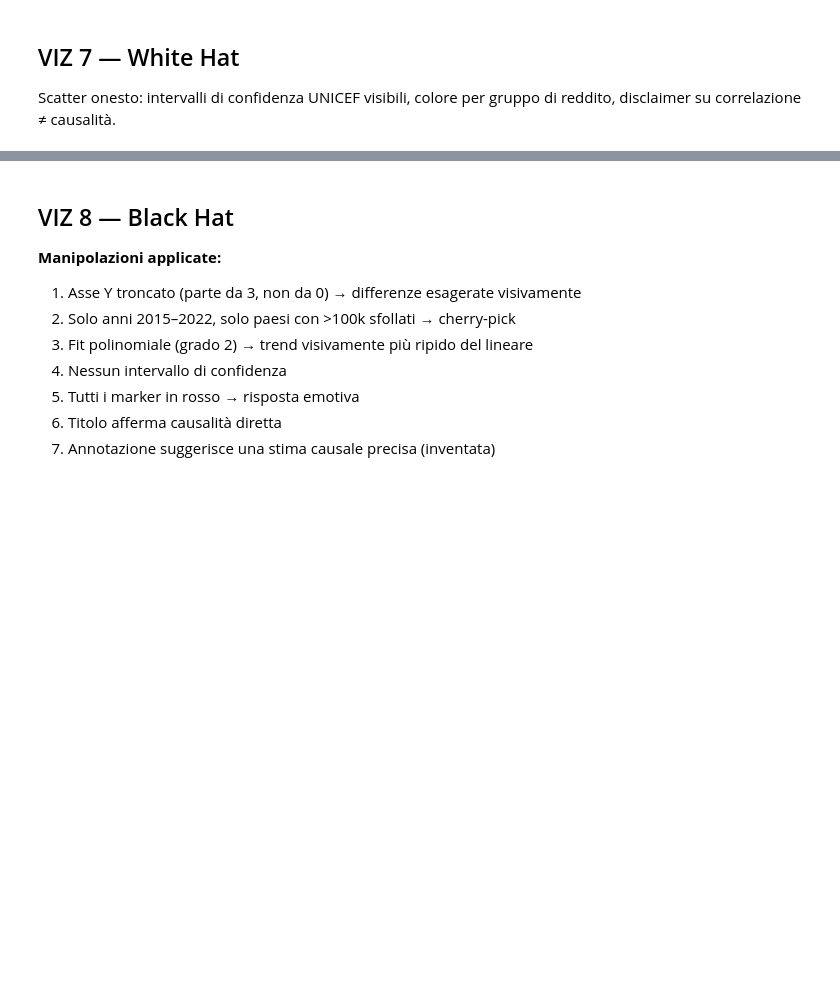
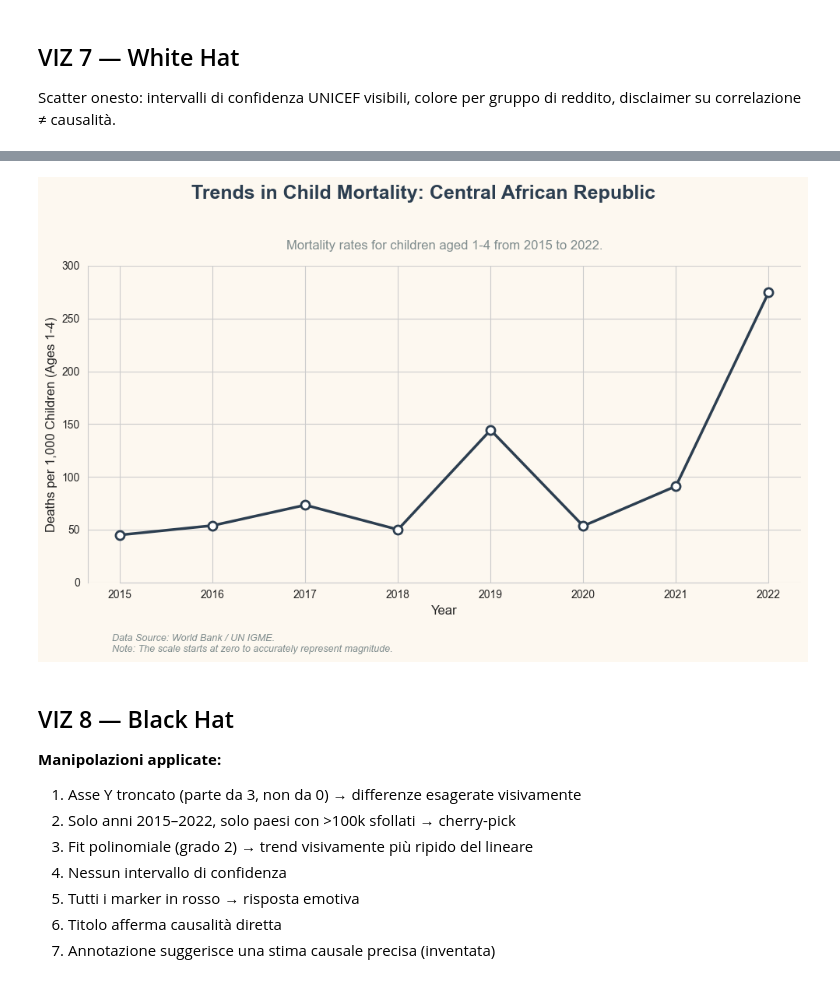
Before and after one commit to Gloreti03/dataviz-humanitarian-analysis, a Jupyter notebook: python_visualizations.ipynb, the cells around one changed output, grey strips where cells are left out. Cells and saved outputs as stored; diff of their text form; code cells hidden in the pictures; blank space fills up the shorter version.

Commit message:
addinv black-white

```diff
--- a/python_visualizations.ipynb
+++ b/python_visualizations.ipynb
@@ -206,3 +36,46 @@ Saved plots/viz7_white_hat.html
+# %%
+# 2. Filter for the same country and timeframe
+car_data = df[(df['country_name'] == 'Central African Republic') &
+              (df['year'] >= 2015) & (df['year'] <= 2022)].sort_values('year')
+
+# 3. Set a professional "White Hat" aesthetic
+plt.style.use('default')
+sns.set_style("whitegrid")
+fig, ax = plt.subplots(figsize=(10, 6))
+fig.patch.set_facecolor('#fdf8f0')   # cream figure background
+ax.set_facecolor('#fdf8f0')          # cream axes background
+
+
+# 4. Plot the mortality rate with a clean, standard blue line
+ax.plot(car_data['year'], car_data['mortality_1t4'],
+        color='#2c3e50', linewidth=2.5, marker='o', markersize=8,
+        markerfacecolor='white', markeredgewidth=2)
+
+# Restore X-axis: Chronological order (default)
+# Restore Y-axis position: Left side (default)
+
+# 5. Proper Rescaling: Start Y-axis at 0 to provide full context
+ax.set_ylim(0, 300)
+
+# 6. Styling & Transparent Labels
+plt.suptitle('Trends in Child Mortality: Central African Republic',
+             fontsize=18, fontweight='bold', color='#2c3e50')
+plt.title('Mortality rates for children aged 1-4 from 2015 to 2022.',
+          fontsize=12, color='#7f8c8d', pad=15)
+
+ax.set_ylabel('Deaths per 1,000 Children (Ages 1-4)', fontsize=12)
+ax.set_xlabel('Year', fontsize=12)
+
+# Source attribution
+plt.figtext(0.1, -0.02, "Data Source: World Bank / UN IGME.\nNote: The scale starts at zero to accurately represent magnitude.",
+            ha="left", fontsize=9, color="#7f8c8d", style='italic')
+
+sns.despine(trim=True)
+plt.tight_layout(rect=[0, 0.03, 1, 0.95])
+plt.savefig('plots/white_hat.png', dpi=300)
+plt.show()
+# %% [output]
+[figure, added]
 # %% [markdown]
 ## VIZ 8 — Black Hat
 **Manipolazioni applicate:**
```
Also changed, not shown: parts of 5 cells of this notebook, 2 other files.
